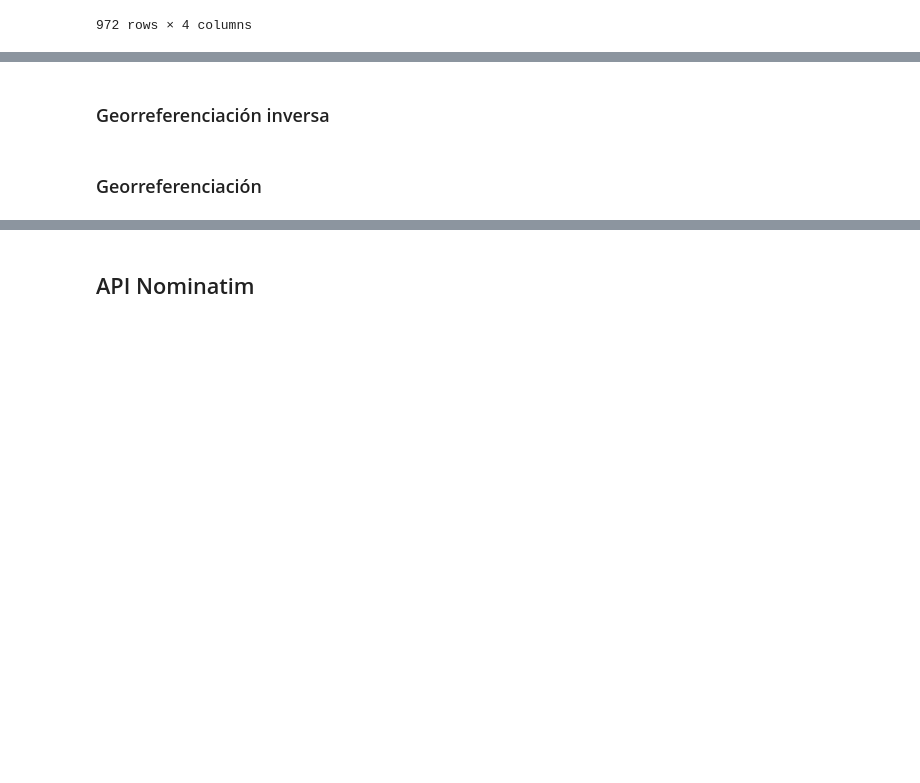
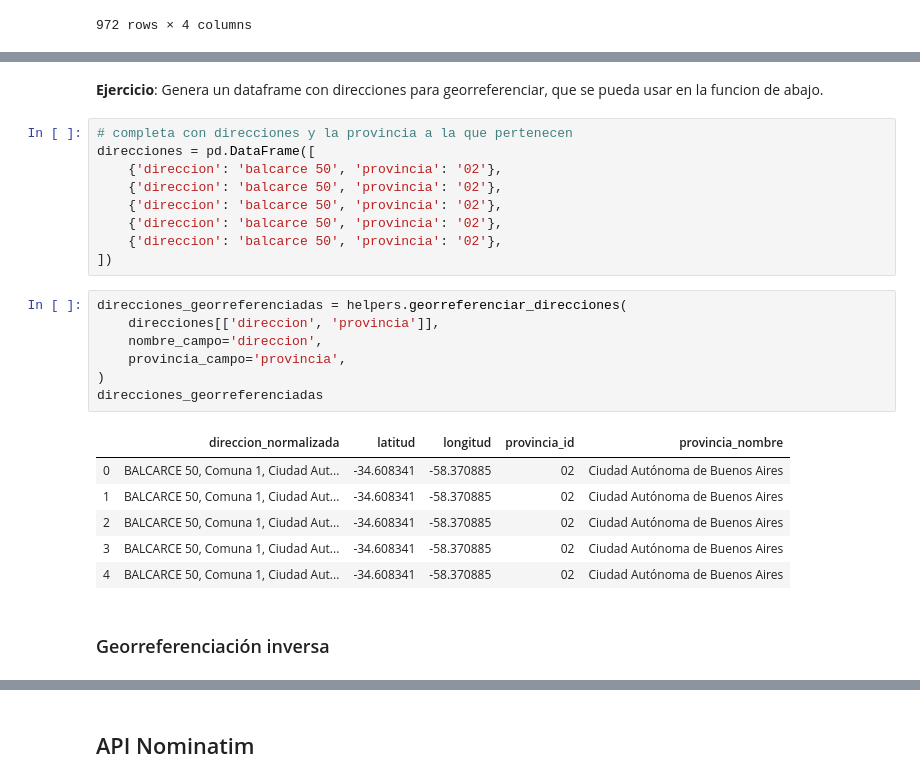
Before and after one commit to institutohumai/cursos-python, a Jupyter notebook: APIs/1_APIs_Geograficas/clase-1.ipynb, the cells around one changed output, grey strips where cells are left out. Drawn from its saved outputs; the diff is of its cells as text; blank space fills up the shorter version.

```diff
--- a/APIs/1_APIs_Geograficas/clase-1.ipynb
+++ b/APIs/1_APIs_Geograficas/clase-1.ipynb
@@ -494,4 +522,27 @@ localidades_normalizadas
+# %% [markdown]
+**Ejercicio**: Genera un dataframe con direcciones para georreferenciar, que se pueda usar en la funcion de abajo.
+# %%
+# completa con direcciones y la provincia a la que pertenecen
+direcciones = pd.DataFrame([
+    {'direccion': 'balcarce 50', 'provincia': '02'},
+    {'direccion': 'balcarce 50', 'provincia': '02'},
+    {'direccion': 'balcarce 50', 'provincia': '02'},
+    {'direccion': 'balcarce 50', 'provincia': '02'},
+    {'direccion': 'balcarce 50', 'provincia': '02'},
+])
+# %%
+direcciones_georreferenciadas = helpers.georreferenciar_direcciones(
+    direcciones[['direccion', 'provincia']],
+    nombre_campo='direccion',
+    provincia_campo='provincia',
+)
+direcciones_georreferenciadas
+# %% [output]
+|  | direccion_normalizada | latitud | longitud | provincia_id | provincia_nombre |
+| 0 | BALCARCE 50, Comuna 1, Ciudad Aut... | -34.608341 | -58.370885 | 02 | Ciudad Autónoma de Buenos Aires |
+| 1 | BALCARCE 50, Comuna 1, Ciudad Aut... | -34.608341 | -58.370885 | 02 | Ciudad Autónoma de Buenos Aires |
+| 2 | BALCARCE 50, Comuna 1, Ciudad Aut... | -34.608341 | -58.370885 | 02 | Ciudad Autónoma de Buenos Aires |
+| 3 | BALCARCE 50, Comuna 1, Ciudad Aut... | -34.608341 | -58.370885 | 02 | Ciudad Autónoma de Buenos Aires |
+| 4 | BALCARCE 50, Comuna 1, Ciudad Aut... | -34.608341 | -58.370885 | 02 | Ciudad Autónoma de Buenos Aires |
 # %% [markdown]
 ### Georreferenciación inversa
-# %% [markdown]
-### Georreferenciación
```
Also changed, not shown: parts of 18 cells of this notebook, 1 other file.
